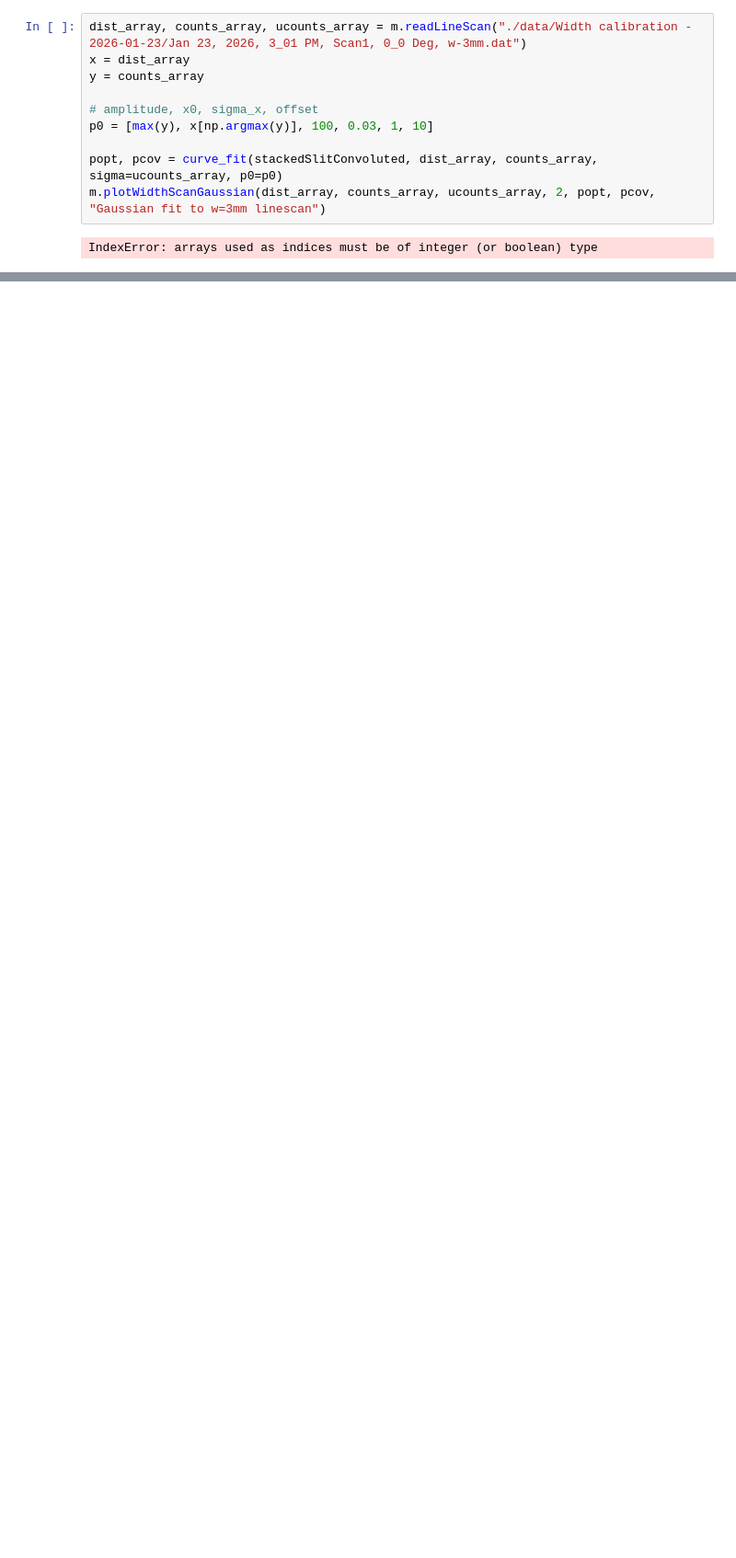
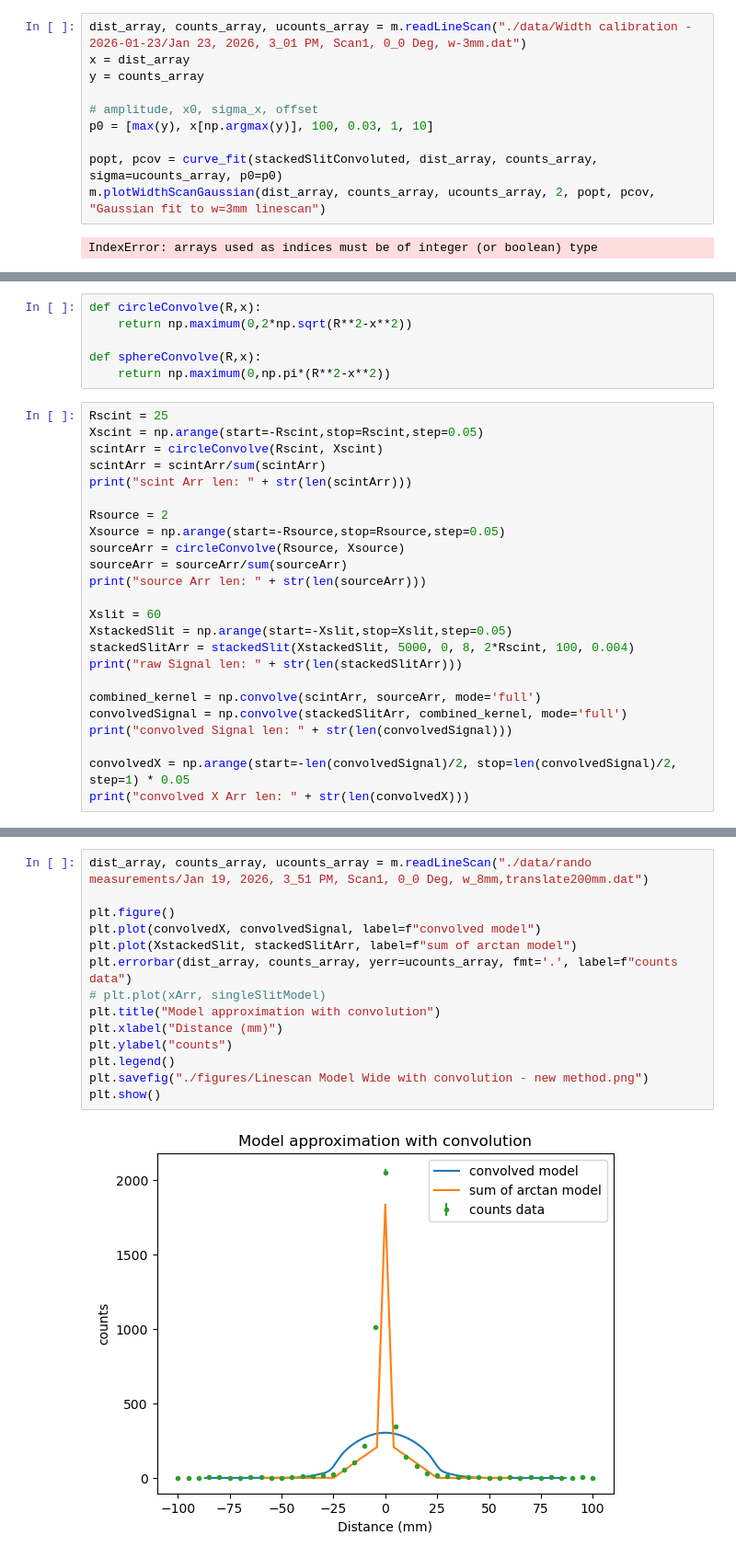
Before and after one commit to MarkZhit/PHYS409-PET, a Jupyter notebook: ModelDefinition.ipynb, the cells around one changed output, grey strips where cells are left out. Shown at 92% size. Drawn from its saved outputs; the diff is of its cells as text; blank space fills up the shorter version.

Commit message:
Added linescan with lead, continued convolution model development, and comparing 3 linescans to compare transmission proportion alpha

```diff
--- a/ModelDefinition.ipynb
+++ b/ModelDefinition.ipynb
@@ -171,0 +173,30 @@ IndexError: arrays used as indices must be of integer (or boolean) type
+# %%
+def circleConvolve(R,x):
+    return np.maximum(0,2*np.sqrt(R**2-x**2))
+
+def sphereConvolve(R,x):
+    return np.maximum(0,np.pi*(R**2-x**2))
+# %%
+Rscint = 25
+Xscint = np.arange(start=-Rscint,stop=Rscint,step=0.05)
+scintArr = circleConvolve(Rscint, Xscint)
+scintArr = scintArr/sum(scintArr)
+print("scint Arr len: " + str(len(scintArr)))
+
+Rsource = 2
+Xsource = np.arange(start=-Rsource,stop=Rsource,step=0.05)
+sourceArr = circleConvolve(Rsource, Xsource)
+sourceArr = sourceArr/sum(sourceArr)
+print("source Arr len: " + str(len(sourceArr)))
+
+Xslit = 60
+XstackedSlit = np.arange(start=-Xslit,stop=Xslit,step=0.05)
+stackedSlitArr = stackedSlit(XstackedSlit, 5000, 0, 8, 2*Rscint, 100, 0.004)
+print("raw Signal len: " + str(len(stackedSlitArr)))
+
+combined_kernel = np.convolve(scintArr, sourceArr, mode='full')
+convolvedSignal = np.convolve(stackedSlitArr, combined_kernel, mode='full')
+print("convolved Signal len: " + str(len(convolvedSignal)))
+
+convolvedX = np.arange(start=-len(convolvedSignal)/2, stop=len(convolvedSignal)/2, step=1) * 0.05
+print("convolved X Arr len: " + str(len(convolvedX)))
@@ -171,0 +215,16 @@ IndexError: arrays used as indices must be of integer (or boolean) type
+# %%
+dist_array, counts_array, ucounts_array = m.readLineScan("./data/rando measurements/Jan 19, 2026, 3_51 PM, Scan1, 0_0 Deg, w_8mm,translate200mm.dat")
+
+plt.figure()
+plt.plot(convolvedX, convolvedSignal, label=f"convolved model")
+plt.plot(XstackedSlit, stackedSlitArr, label=f"sum of arctan model")
+plt.errorbar(dist_array, counts_array, yerr=ucounts_array, fmt='.', label=f"counts data")
+# plt.plot(xArr, singleSlitModel)
+plt.title("Model approximation with convolution")
+plt.xlabel("Distance (mm)")
+plt.ylabel("counts")
+plt.legend()
+plt.savefig("./figures/Linescan Model Wide with convolution - new method.png")
+plt.show()
+# %% [output]
+[figure, added]
```
Also changed, not shown: parts of 8 cells of this notebook, 16 other files.
